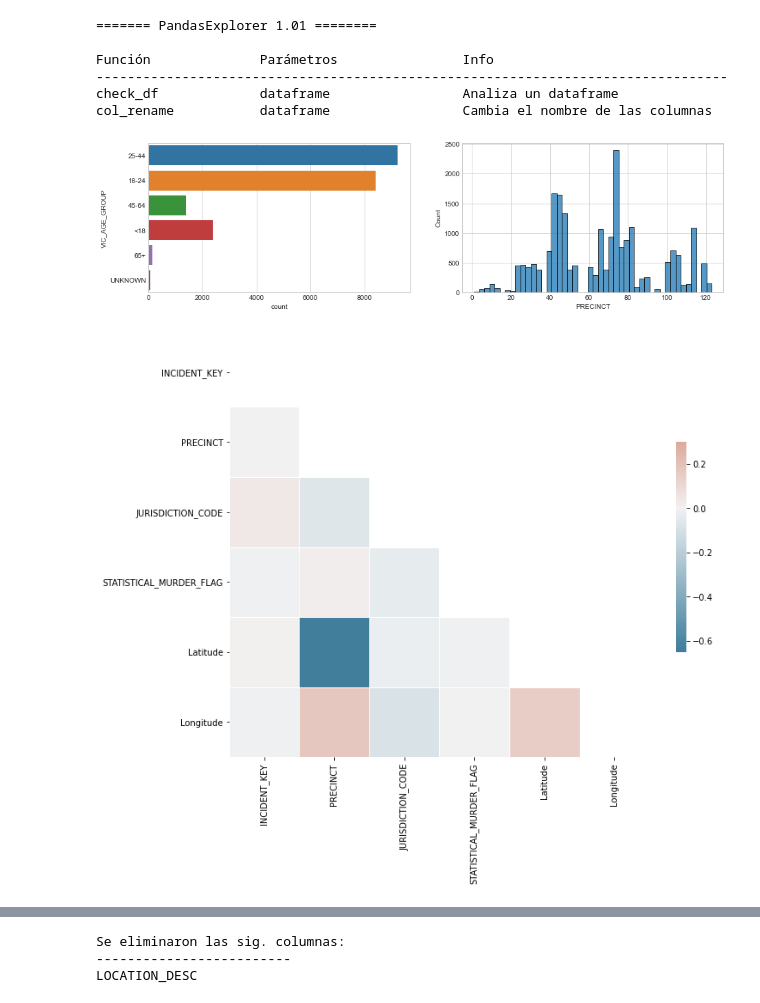
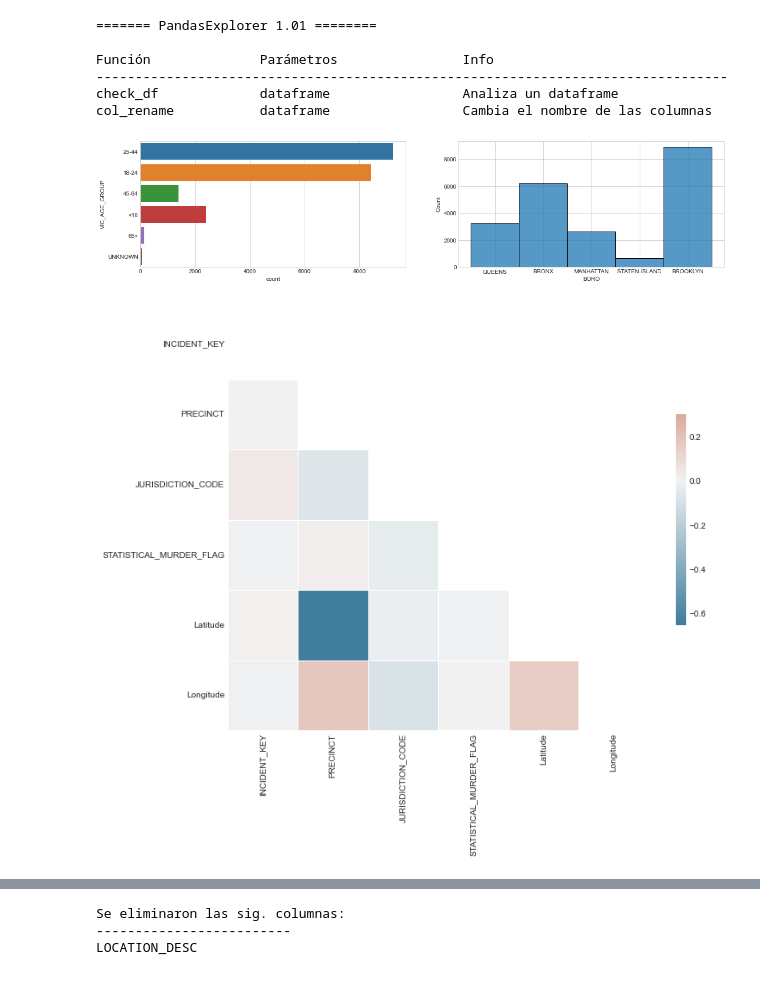
Before and after one commit to lep511/pexplorer, a Jupyter notebook: _pexplorer_test.ipynb, the cells around one changed output, grey strips where cells are left out. Drawn from its saved outputs; the diff is of its cells as text; code cells hidden in the pictures.

```diff
--- a/_pexplorer_test.ipynb
+++ b/_pexplorer_test.ipynb
@@ -10,5 +10,5 @@ importlib.reload(px)
 # %%
-df = pd.read_csv(r"H:\BOOK\CSV\NYPD_Shooting_Incident_Data__Historic_.csv")
+df = pd.read_csv("NYPD_Shooting_Incident_Data__Historic_.csv")
 # %%
 df.head()
 # %% [output]
@@ -51,10 +95,10 @@ Función              Parámetros                Info
 check_df             dataframe                 Analiza un dataframe
 col_rename           dataframe                 Cambia el nombre de las columnas
 # %%
-px.plot_numcat(df, "PRECINCT", "VIC_AGE_GROUP")
+px.plot_numcat(df, "BORO", "VIC_AGE_GROUP")
 # %% [output]
-[figure, old version]
+[figure, new version]
 # %%
 px.correlation(df)
 # %% [output]
-[figure, old version]
+[figure, new version]
```
Also changed, not shown: parts of 7 cells of this notebook, 2 other files.
